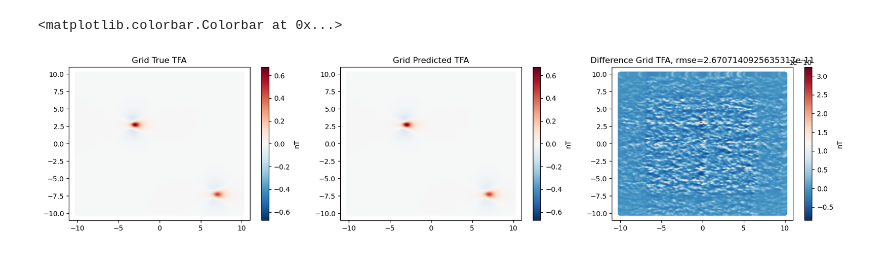
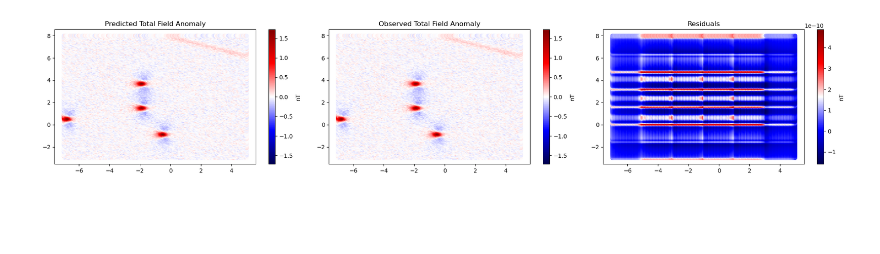
Before and after one commit to compgeolab/eqs-magnetic-spherical, a Jupyter notebook: code/gradient-boosting-sph.ipynb, the cells around one changed output. Saved outputs shown, nothing was run; the diff lists cells and outputs as text; code cells hidden in the pictures; blank space fills up the shorter version.

```diff
--- a/code/gradient-boosting-sph.ipynb
+++ b/code/gradient-boosting-sph.ipynb
@@ -82,21 +130,30 @@ def compute_magnetic_anomaly(grid_coord, inclination, declination, dipole_data,
 
     grided_magnetic_anomaly = np.zeros(grid_coord[0].shape)
 
-    for dipole_coordinates, moment in zip(dipole_data, moments):
-        magnetic_field = sph.forward_modeling_spherical(
+
+    dipole_latitudes, dipole_longitudes, dipole_radii = dipole_data
+
+    for lat, lon, r, moment in zip(dipole_latitudes.flatten(), dipole_longitudes.flatten(), dipole_radii.flatten(), moments):
+        dipole_coordinates = np.array([lat, lon, r])
+
+        magnetic_field = sph.dipole_magnetic_spherical(
             grid_coord,
             dipoles=dipole_coordinates,
             magnetic_moments=moment
         )
+
         grided_magnetic_anomaly += hm.total_field_anomaly(magnetic_field, inclination, declination)
 
     return grided_magnetic_anomaly
 # %%
-grid_coord = tuple(c.ravel() for c in vd.grid_coordinates(region, shape=(150,150), extra_coords=ellipsoid.mean_radius + 200))
+grid_coord = tuple(c.ravel() for c in vd.grid_coordinates(region_airbone, shape=(150,150), extra_coords=ellipsoid.mean_radius + 200))
 
-dipole_data = [dipole_coordinates, dipole2_coordinates]
-
-grided_magnetic_anomaly = compute_magnetic_anomaly(grid_coord, inclination, declination, dipole_data, (3e12,3e12))
+grided_dd_anomaly = compute_magnetic_anomaly(grid_coord, inclination, declination, dike, np.full(dike_size, 1e10))
+grided_dd_anomaly = compute_magnetic_anomaly(grid_coord, inclination, declination, dike_2, np.full(dike_size, 1e10))
+grided_dd_anomaly += compute_magnetic_anomaly(grid_coord, inclination, declination, dipoles, np.full(n_dipoles ,1e12))
+grided_dd_anomaly += np.random.default_rng(42).normal(
+    0, noise_level, size=grided_dd_anomaly.shape
+)
 # %%
 def fit(coordinates, data, eqs_source_coords, damping, eqs_inc, eqs_dec, inclination_main_field, declination_main_field):
     A = sph.jacobian(
@@ -115,7 +172,7 @@ residuals = magnetic_anomaly.copy()
 scale = vd.maxabs(magnetic_anomaly)
 dipole_moment_amp = np.zeros_like(equivalent_layer[0])
 
-predicted_total_field_grid = grided_magnetic_anomaly.copy()
+predicted_total_field_grid = grided_dd_anomaly.copy()
 
 window_indices = list(range(len(data_indices)))
 np.random.shuffle(window_indices)
@@ -142,36 +199,37 @@ for i in window_indices:
 
 
     predicted_total_field_anomaly = hm.total_field_anomaly(
-        sph.forward_modeling_spherical(coordinates, source_coord, eqs_dipole_moment),
+        sph.dipole_magnetic_spherical(coordinates, source_coord, eqs_dipole_moment),
           inclination, declination)
     residuals -= predicted_total_field_anomaly
 
 
     predicted_total_field_grid -= hm.total_field_anomaly(
-        sph.forward_modeling_spherical(grid_coord, source_coord, eqs_dipole_moment),
+        sph.dipole_magnetic_spherical(grid_coord, source_coord, eqs_dipole_moment),
         inclination, declination,
     )
-
-plt.figure(figsize=(20,4))
-plt.subplot(1,3,1)
-plt.title("Grid True TFA")
-plt.scatter(
-    *grid_coord[:2], c=grided_magnetic_anomaly, cmap="RdBu_r", vmin=-scale, vmax=scale
-)
-plt.colorbar(label='nT')
-plt.subplot(1,3,2)
-plt.title("Grid Predicted TFA")
-plt.scatter(
-    *grid_coord[:2], c=predicted_total_field_grid, cmap="RdBu_r", vmin=-scale, vmax=scale
-)
-plt.colorbar(label='nT')
-diff_grid_tfa = grided_magnetic_anomaly - predicted_total_field_grid
-rmse_grid_tfa = np.sqrt(np.square(diff_grid_tfa).mean())
-plt.subplot(1,3,3)
-plt.title('Difference Grid TFA, rmse={}'.format(rmse_grid_tfa))
-plt.scatter(
-    *grid_coord[:2], c=diff_grid_tfa, cmap="RdBu_r")
-plt.colorbar(label='nT')
-# %% [output]
-<matplotlib.colorbar.Colorbar at 0x...>
-[figure, removed]
+# %%
+
+plt.figure(figsize=(20,4))
+plt.subplot(1,3,2)
+plt.title("Observed Total Field Anomaly")
+plt.scatter(
+    *grid_coord[:2], c=grided_dd_anomaly, cmap="seismic", vmin=-scale, vmax=scale
+)
+plt.colorbar(label='nT')
+plt.subplot(1,3,1)
+plt.title("Predicted Total Field Anomaly")
+plt.scatter(
+    *grid_coord[:2], c=predicted_total_field_grid, cmap="seismic", vmin=-scale, vmax=scale
+)
+plt.colorbar(label='nT')
+diff_grid_tfa = grided_dd_anomaly - predicted_total_field_grid
+rmse_grid_tfa = np.sqrt(np.square(diff_grid_tfa).mean())
+plt.subplot(1,3,3)
+plt.title('Residuals')
+plt.scatter(
+    *grid_coord[:2], c=diff_grid_tfa, cmap="seismic")
+plt.colorbar(label='nT')
+plt.tight_layout()
+# %% [output]
+[figure, added]
```
Also changed, not shown: parts of 7 cells of this notebook.
